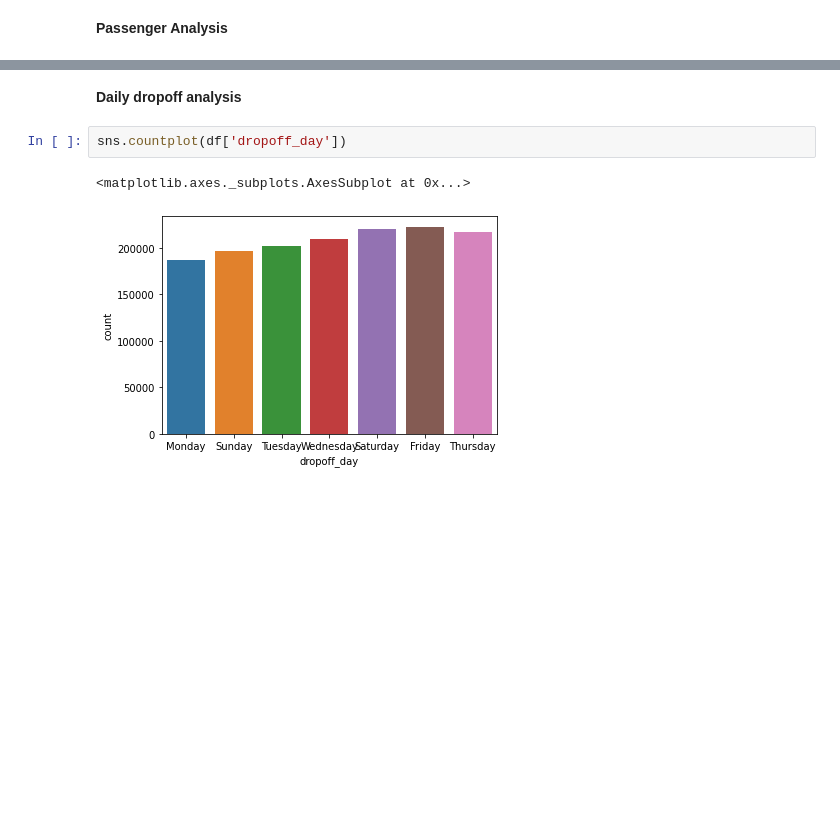
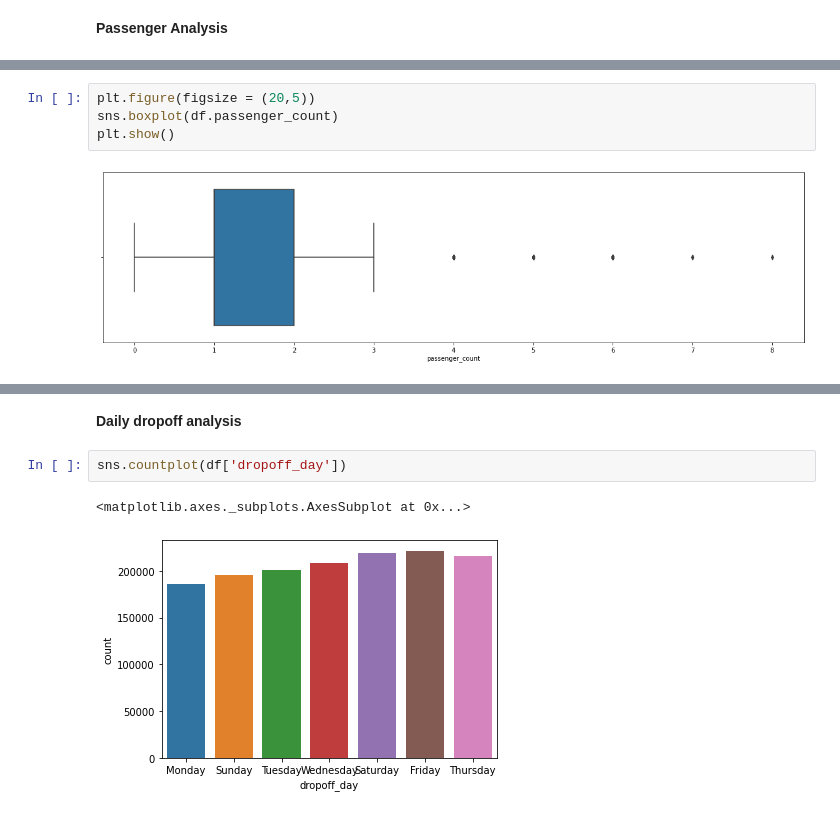
Before and after one commit to shakib68/NYC-taxi-capstone, a Jupyter notebook: Copy_of_NYC_Taxi_Trip_Time_Prediction_Capstone_Project.ipynb, the cells around one changed output, grey strips where cells are left out. Cells and saved outputs as stored; diff of their text form; blank space fills up the shorter version.

```diff
--- a/Copy_of_NYC_Taxi_Trip_Time_Prediction_Capstone_Project.ipynb
+++ b/Copy_of_NYC_Taxi_Trip_Time_Prediction_Capstone_Project.ipynb
@@ -424,3 +462,9 @@ df.passenger_count.value_counts()
 7          2
 8          1
 Name: passenger_count, dtype: int64
+# %%
+plt.figure(figsize = (20,5))
+sns.boxplot(df.passenger_count)
+plt.show()
+# %% [output]
+[figure, added]
```
Also changed, not shown: parts of 76 cells of this notebook.
